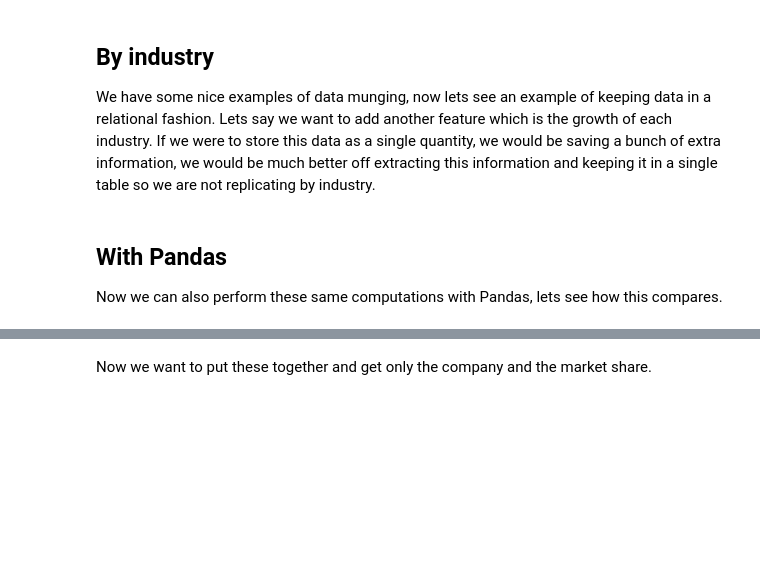
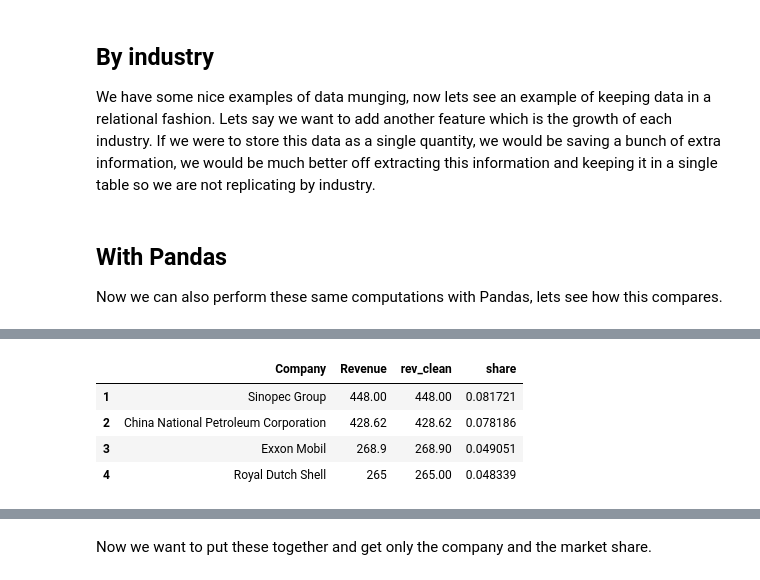
Before and after one commit to chingsley/datacourse, a Jupyter notebook: data-wrangling/DS_Data_Munging-Copy1.ipynb, the cells around one changed output, grey strips where cells are left out. Cells and saved outputs as stored; diff of their text form; code cells hidden in the pictures; blank space fills up the shorter version.

```diff
--- a/data-wrangling/DS_Data_Munging-Copy1.ipynb
+++ b/data-wrangling/DS_Data_Munging-Copy1.ipynb
@@ -714,0 +867,8 @@ rev
+# %%
+rev[mask]
+# %% [output]
+|  | Company | Revenue | rev_clean | share |
+| 1 | Sinopec Group | 448.00 | 448.00 | 0.081721 |
+| 2 | China National Petroleum Corporation | 428.62 | 428.62 | 0.078186 |
+| 3 | Exxon Mobil | 268.9 | 268.90 | 0.049051 |
+| 4 | Royal Dutch Shell | 265 | 265.00 | 0.048339 |
```
Also changed, not shown: parts of 24 cells of this notebook.
